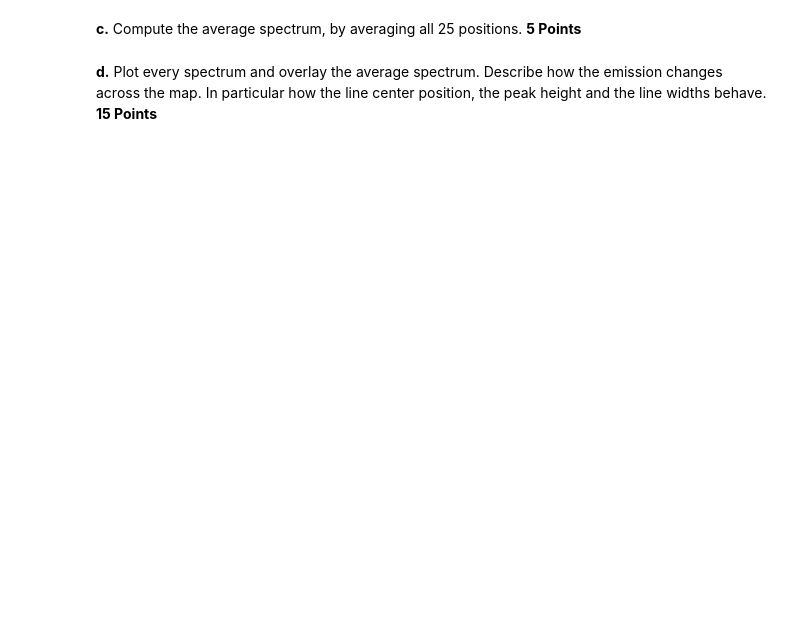
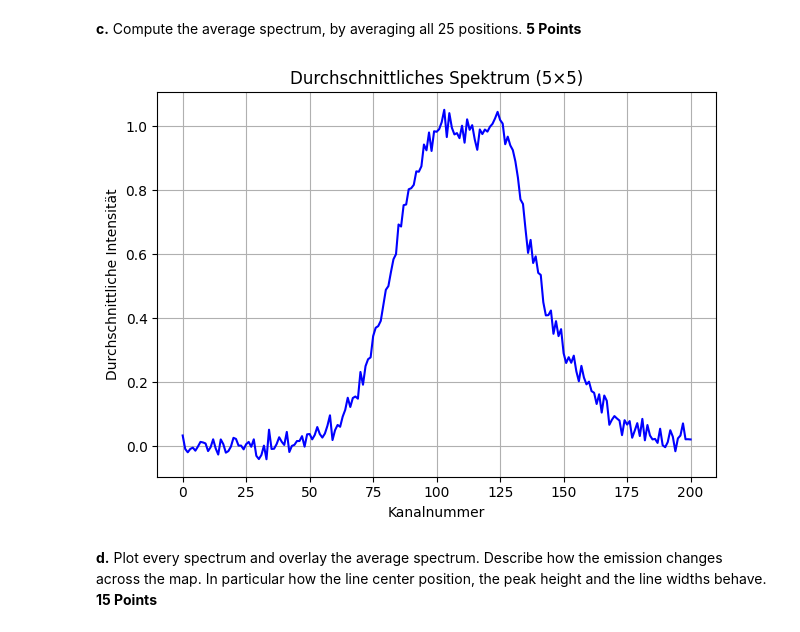
Before and after one commit to DAAP-Summer-2024/astronomical-data-analysis-nilejara, a Jupyter notebook: assignment_2.ipynb, the cells around one changed output. Saved outputs shown, nothing was run; the diff lists cells and outputs as text; code cells hidden in the pictures; blank space fills up the shorter version.

```diff
--- a/assignment_2.ipynb
+++ b/assignment_2.ipynb
@@ -271,2 +452,30 @@ spectra = m[0].data
+# %%
+# enter your code
+import numpy as np
+import matplotlib.pyplot as plt
+from astropy.io import fits
+
+# === 1. FITS-Datei laden ===
+filename = "Data/radio-map.fits"  # <-- Ersetze durch deinen Dateinamen
+with fits.open(filename) as hdul:
+    data = hdul[0].data
+
+# === 2. Falls nötig: Achsen sortieren (soll: [spektrum, y, x]) ===
+if data.shape[0] == 5 and data.shape[1] == 5:
+    data = np.moveaxis(data, -1, 0)
+
+# === 3. Durchschnittliches Spektrum über alle 25 Positionen ===
+avg_spectrum = np.mean(data, axis=(1, 2))  # Mittelwert über y und x
+
+# === 4. Plotten ===
+plt.plot(avg_spectrum, color='blue')
+plt.title("Durchschnittliches Spektrum (5×5)")
+plt.xlabel("Kanalnummer")
+plt.ylabel("Durchschnittliche Intensität")
+plt.grid(True)
+plt.tight_layout()
+plt.show()
+# %% [output]
+[figure, added]
 # %% [markdown]
 **d.** Plot every spectrum and overlay the average spectrum. Describe how the emission changes across the map. In particular how the line center position, the peak height and the line widths behave. **15 Points**
```
Also changed, not shown: parts of 17 cells of this notebook.
